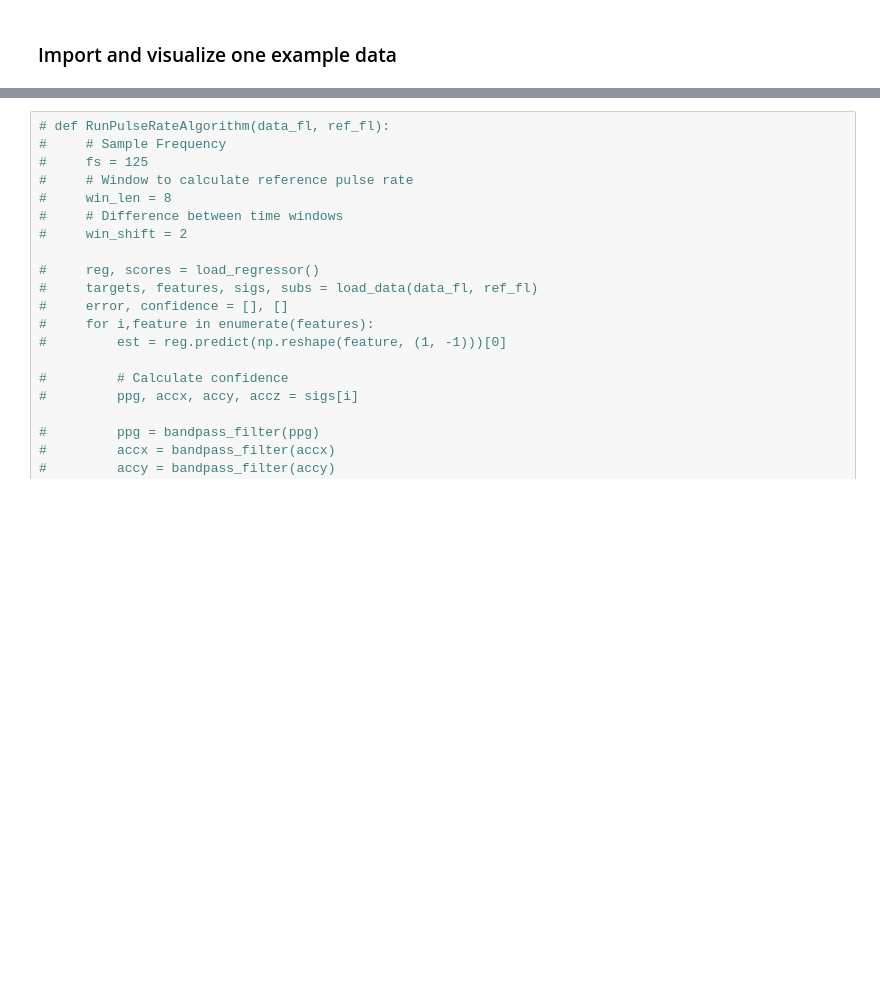
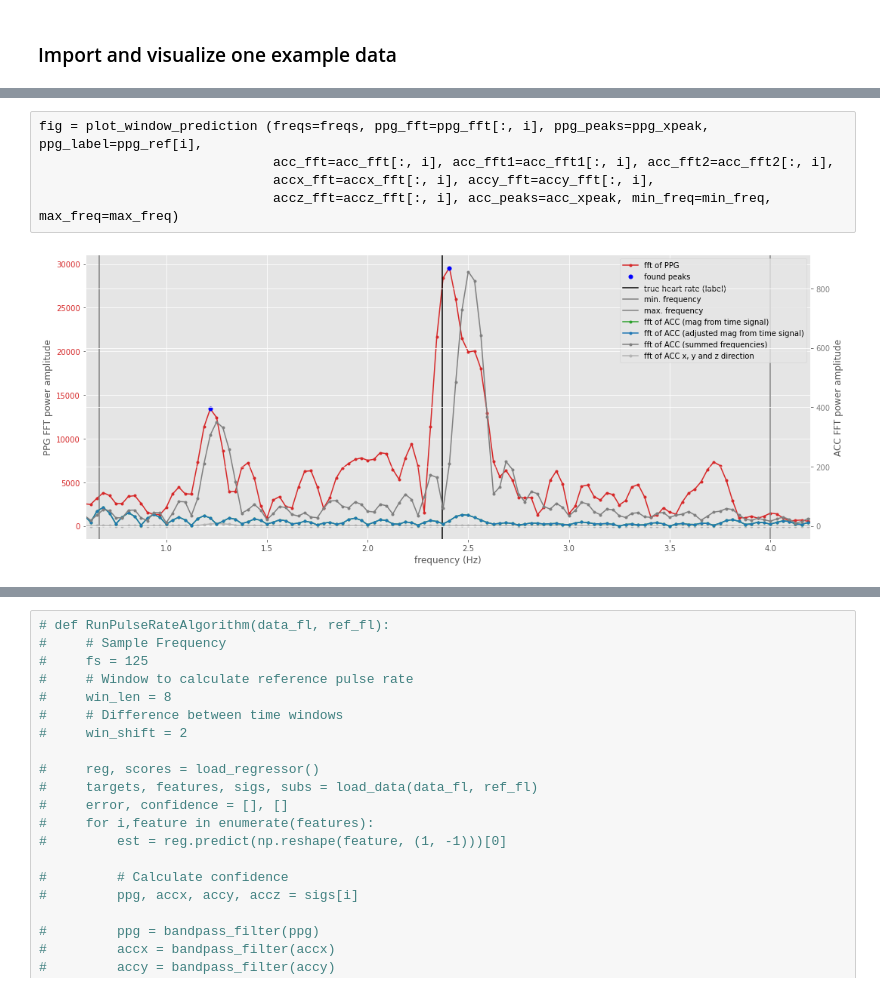
Before and after one commit to phthaloc/nd320-c4-wearable-data-project-starter, a Jupyter notebook: part_1/pulse_rate_starter.ipynb, the cells around one changed output, grey strips where cells are left out. Saved outputs shown, nothing was run; the diff lists cells and outputs as text; blank space fills up the shorter version.

```diff
--- a/part_1/pulse_rate_starter.ipynb
+++ b/part_1/pulse_rate_starter.ipynb
@@ -487,0 +1025,7 @@ plt.plot(freqs, fft)
+# %%
+fig = plot_window_prediction (freqs=freqs, ppg_fft=ppg_fft[:, i], ppg_peaks=ppg_xpeak, ppg_label=ppg_ref[i],
+                              acc_fft=acc_fft[:, i], acc_fft1=acc_fft1[:, i], acc_fft2=acc_fft2[:, i],
+                              accx_fft=accx_fft[:, i], accy_fft=accy_fft[:, i],
+                              accz_fft=accz_fft[:, i], acc_peaks=acc_xpeak, min_freq=min_freq, max_freq=max_freq)
+# %% [output]
+[figure, added]
```
Also changed, not shown: parts of 55 cells of this notebook.
